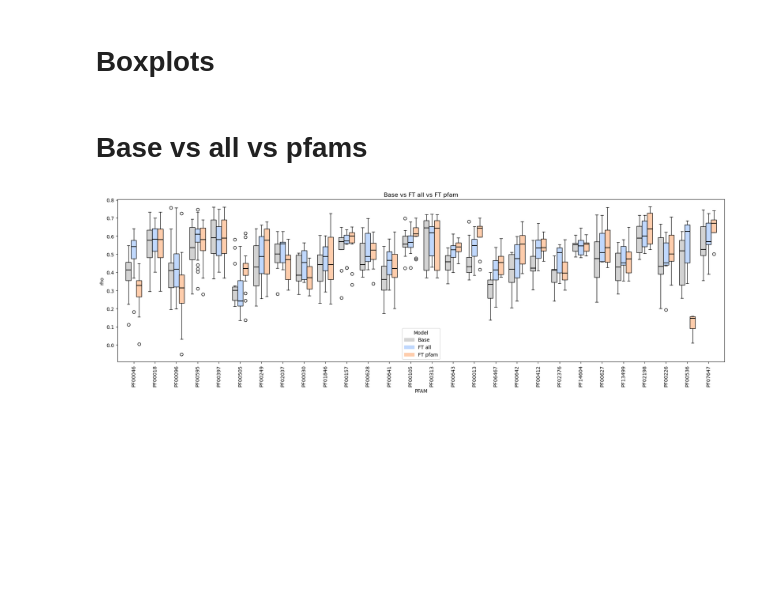
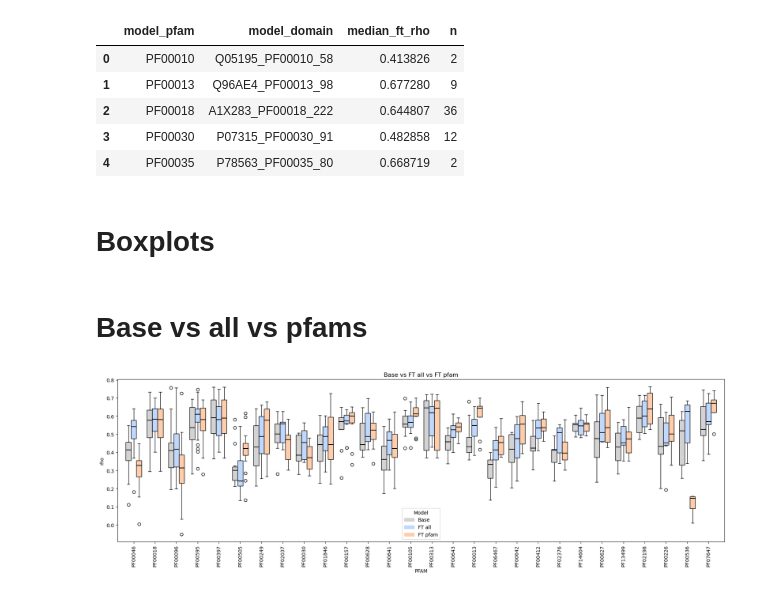
Before and after one commit to Hutch-Johnson/Protein-Language-Models, a Jupyter notebook: ESM2_PFAM_boxplots.ipynb, the cells around one changed output. Cells and saved outputs as stored; diff of their text form; code cells hidden in the pictures; blank space fills up the shorter version.

```diff
--- a/ESM2_PFAM_boxplots.ipynb
+++ b/ESM2_PFAM_boxplots.ipynb
@@ -67,6 +67,30 @@ df_doms.head()
 | 2 | A0PJY2_PF00096_289 | A1X283_PF00018_222 | PF00096 | PF00018 | False | False | 0.435782 | 0.392745 | ... |
 | 3 | A0PJY2_PF00096_289 | A6NK59_PF07525_532 | PF00096 | PF07525 | False | False | 0.139828 | 0.170460 | ... |
 | 4 | A0PJY2_PF00096_289 | O00308_PF00397_440 | PF00096 | PF00397 | False | False | 0.712059 | 0.693012 | ... |
+# %%
+df_same = df_doms[df_doms["same_pfam"] == True]
+# %%
+agg = (
+    df_same.groupby(["model_pfam", "model_domain"])
+    .agg(
+        median_ft_rho=("ft_rho_full", "median"),
+        n=("ft_rho_full", "size")
+    )
+    .reset_index()
+)
+# %%
+best_per_pfam = agg.loc[
+    agg.groupby("model_pfam")["median_ft_rho"].idxmax()
+].reset_index(drop=True)
+# %%
+best_per_pfam.head()
+# %% [output]
+|  | model_pfam | model_domain | median_ft_rho | n |
+| 0 | PF00010 | Q05195_PF00010_58 | 0.413826 | 2 |
+| 1 | PF00013 | Q96AE4_PF00013_98 | 0.677280 | 9 |
+| 2 | PF00018 | A1X283_PF00018_222 | 0.644807 | 36 |
+| 3 | PF00030 | P07315_PF00030_91 | 0.482858 | 12 |
+| 4 | PF00035 | P78563_PF00035_80 | 0.668719 | 2 |
 # %% [markdown]
 # Boxplots
 # %%
```
